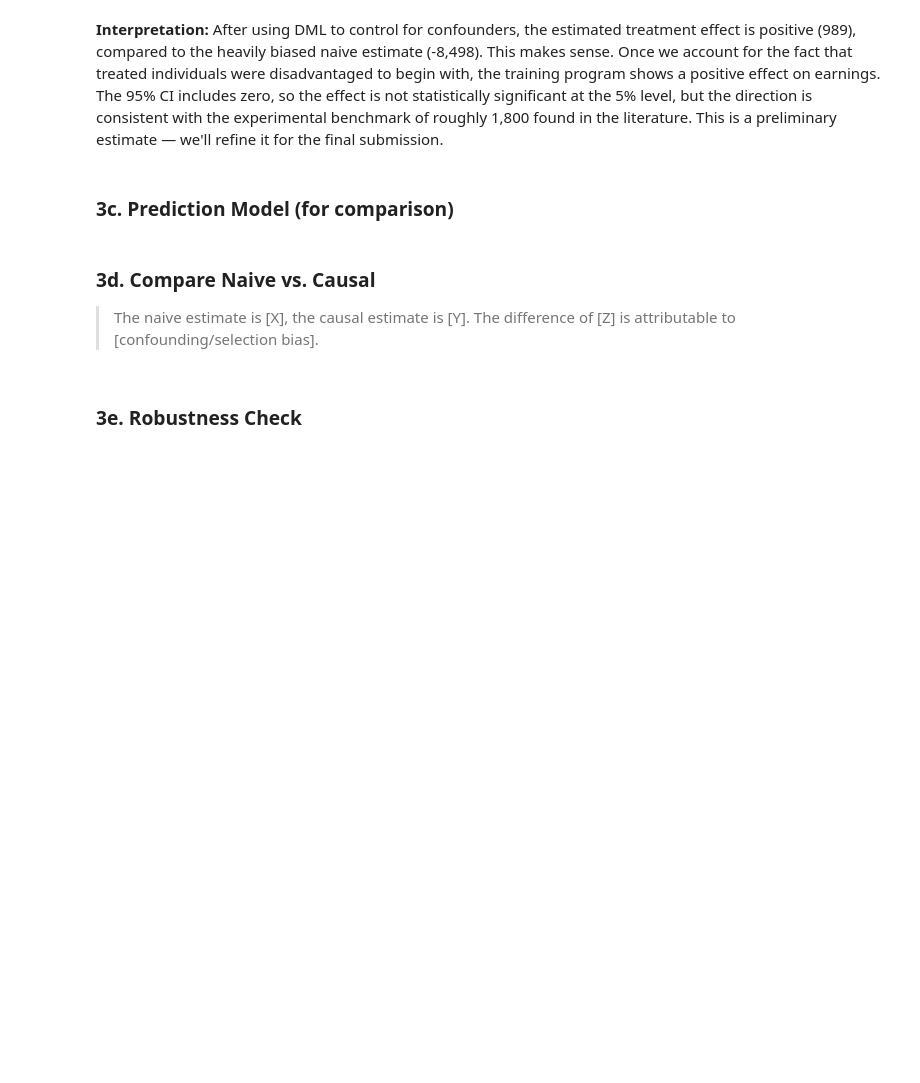
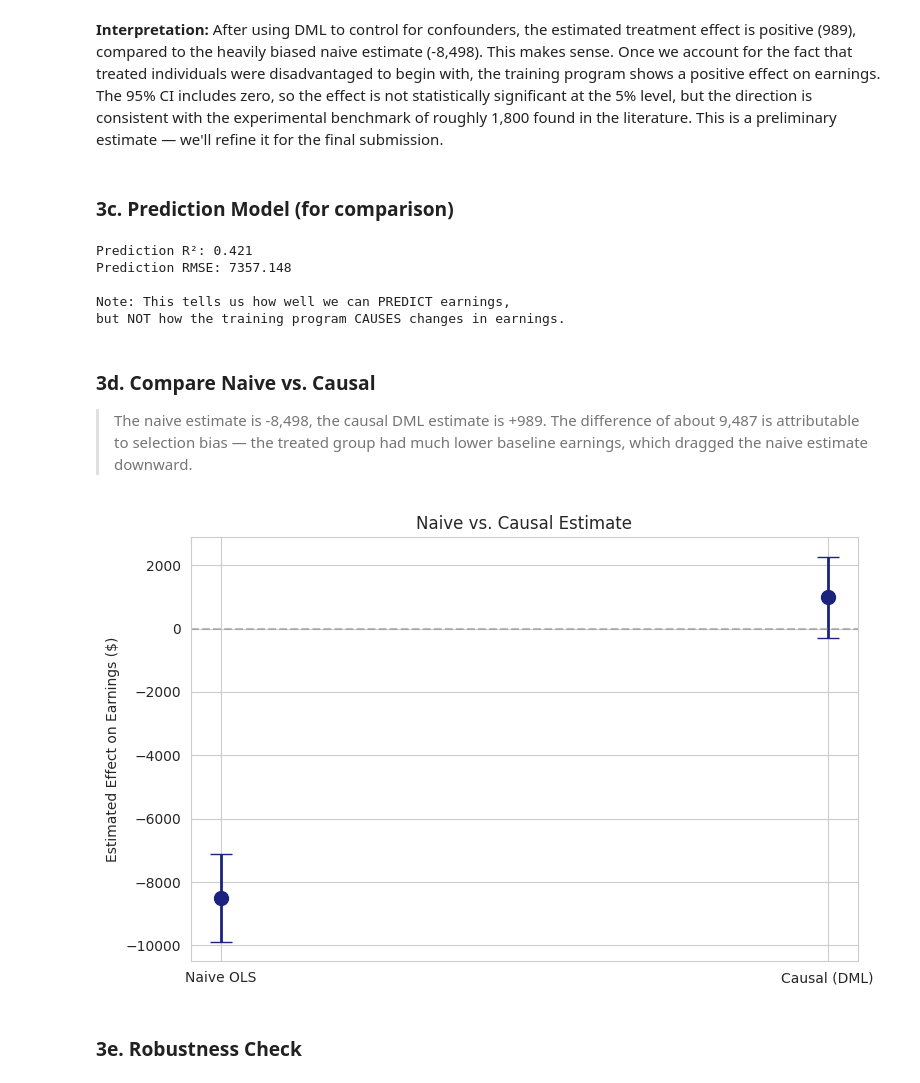
Before and after one commit to jingxuchen19/-jingxuchen19-Econ5200-final-project, a Jupyter notebook: notebooks/5200_final_project_starter.ipynb, the cells around one changed output. Saved outputs shown, nothing was run; the diff lists cells and outputs as text; code cells hidden in the pictures; blank space fills up the shorter version.

```diff
--- a/notebooks/5200_final_project_starter.ipynb
+++ b/notebooks/5200_final_project_starter.ipynb
@@ -303,38 +305,50 @@ DML Average Treatment Effect: $989.40
 ### 3c. Prediction Model (for comparison)
 # %%
 # --- Predictive Model (NOT causal — for comparison only) ---
-# from sklearn.metrics import r2_score, mean_squared_error
-#
-# all_features = ['your_treatment', 'control_1', 'control_2', 'confounder_1']
-# rf = RandomForestRegressor(n_estimators=200, random_state=RANDOM_STATE)
-# y_pred = cross_val_predict(rf, df[all_features], df['your_outcome'], cv=5)
-#
-# print(f'Prediction R²: {r2_score(df["your_outcome"], y_pred):.3f}')
-# print(f'Prediction RMSE: {np.sqrt(mean_squared_error(df["your_outcome"], y_pred)):.3f}')
-# print('\nNote: This tells us how well we can PREDICT the outcome,')
-# print('but NOT how the treatment CAUSES changes in the outcome.')
+from sklearn.ensemble import RandomForestRegressor
+from sklearn.model_selection import cross_val_predict
+from sklearn.metrics import r2_score, mean_squared_error
+
+all_features = ['treat', 'age', 'education', 'black', 'hispanic',
+                'married', 'nodegree', 're74', 're75']
+rf = RandomForestRegressor(n_estimators=200, random_state=RANDOM_STATE)
+y_pred = cross_val_predict(rf, df[all_features], df['re78'], cv=5)
+
+print(f'Prediction R²: {r2_score(df["re78"], y_pred):.3f}')
+print(f'Prediction RMSE: {np.sqrt(mean_squared_error(df["re78"], y_pred)):.3f}')
+print()
+print('Note: This tells us how well we can PREDICT earnings,')
+print('but NOT how the training program CAUSES changes in earnings.')
+# %% [output]
+Prediction R²: 0.421
+Prediction RMSE: 7357.148
+
+Note: This tells us how well we can PREDICT earnings,
+but NOT how the training program CAUSES changes in earnings.
 # %% [markdown]
 ### 3d. Compare Naive vs. Causal
 
-> The naive estimate is [X], the causal estimate is [Y]. The difference of [Z] is attributable to [confounding/selection bias].
+> The naive estimate is -8,498, the causal DML estimate is +989. The difference of about 9,487 is attributable to selection bias — the treated group had much lower baseline earnings, which dragged the naive estimate downward.
 # %%
 # --- Comparison Plot ---
-# fig, ax = plt.subplots(figsize=(8, 5))
-#
-# estimates = ['Naive OLS', 'Causal (DML)']
-# points = [naive_estimate, causal_estimate]
-# ci_lower = [naive_ci[0], causal_ci[0]]
-# ci_upper = [naive_ci[1], causal_ci[1]]
-# errors = [[p - l for p, l in zip(points, ci_lower)],
-#           [u - p for p, u in zip(points, ci_upper)]]
-#
-# ax.errorbar(estimates, points, yerr=errors, fmt='o', capsize=8,
-#             markersize=10, linewidth=2, color='#1a237e')
-# ax.axhline(y=0, color='gray', linestyle='--', alpha=0.5)
-# ax.set_ylabel('Estimated Effect')
-# ax.set_title('Naive vs. Causal Estimate')
-# plt.tight_layout()
-# plt.show()
+fig, ax = plt.subplots(figsize=(8, 5))
+
+estimates = ['Naive OLS', 'Causal (DML)']
+points = [naive_estimate, float(causal_estimate)]
+ci_lower = [naive_ci[0], float(causal_ci[0])]
+ci_upper = [naive_ci[1], float(causal_ci[1])]
+errors = [[p - l for p, l in zip(points, ci_lower)],
+          [u - p for p, u in zip(points, ci_upper)]]
+
+ax.errorbar(estimates, points, yerr=errors, fmt='o', capsize=8,
+            markersize=10, linewidth=2, color='#1a237e')
+ax.axhline(y=0, color='gray', linestyle='--', alpha=0.5)
+ax.set_ylabel('Estimated Effect on Earnings ($)')
+ax.set_title('Naive vs. Causal Estimate')
+plt.tight_layout()
+plt.show()
+# %% [output]
+[figure, added]
 # %% [markdown]
 ### 3e. Robustness Check
 # %%
```
Also changed, not shown: parts of 11 cells of this notebook.
